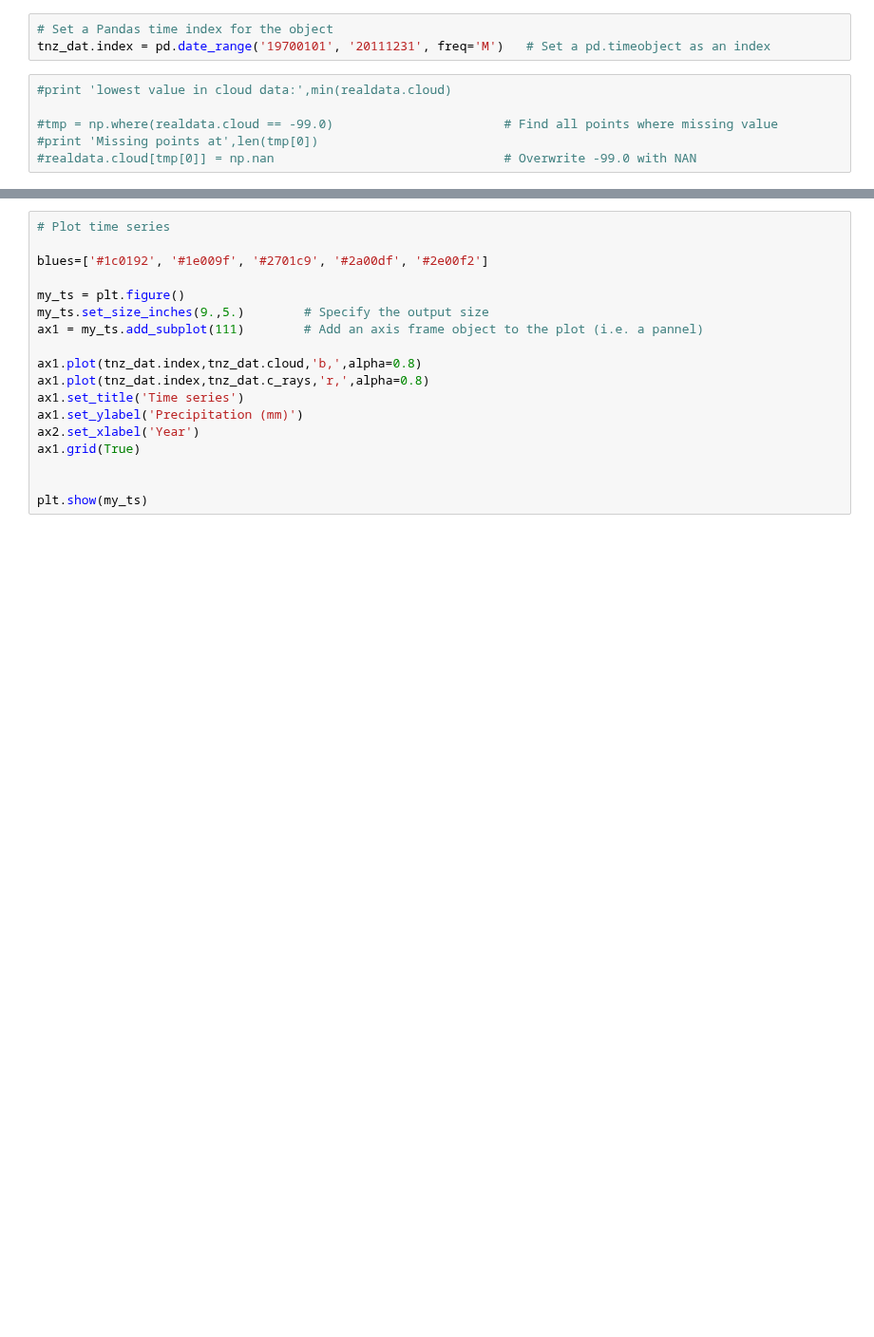
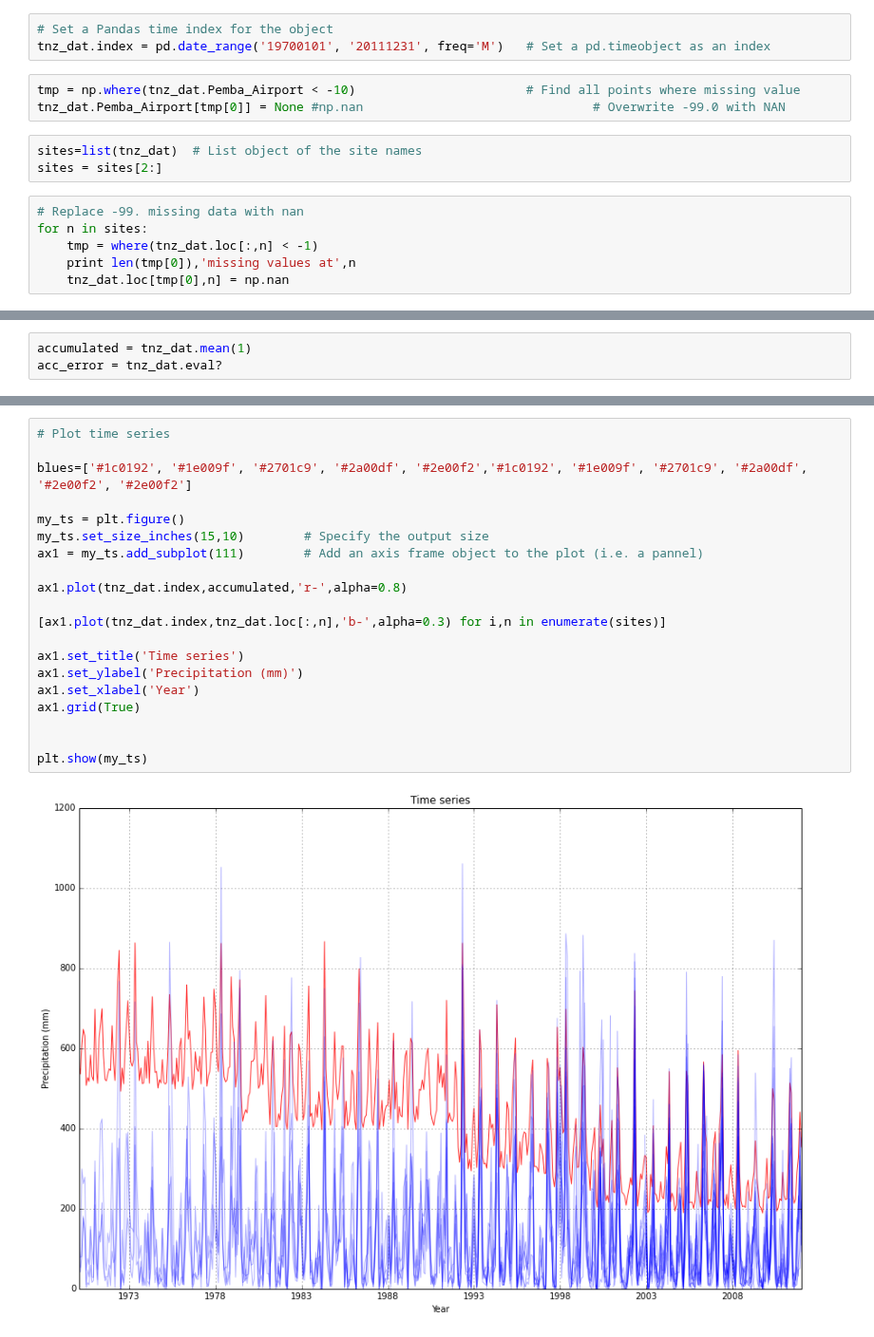
Before and after one commit to benlaken/Nbks, a Jupyter notebook: Precipitation_Tanzania.ipynb, the cells around one changed output, grey strips where cells are left out. Shown at 95% size. Saved outputs shown, nothing was run; the diff lists cells and outputs as text; blank space fills up the shorter version.

```diff
--- a/Precipitation_Tanzania.ipynb
+++ b/Precipitation_Tanzania.ipynb
@@ -22,8 +20,14 @@ tnz_dat = pd.read_csv('http://files.benlaken.com/documents/cloud_cosmic.csv')
 # Set a Pandas time index for the object
 tnz_dat.index = pd.date_range('19700101', '20111231', freq='M')   # Set a pd.timeobject as an index
 # %%
-#print 'lowest value in cloud data:',min(realdata.cloud)
-
-#tmp = np.where(realdata.cloud == -99.0)                       # Find all points where missing value
-#print 'Missing points at',len(tmp[0])
-#realdata.cloud[tmp[0]] = np.nan                               # Overwrite -99.0 with NAN
+tmp = np.where(tnz_dat.Pemba_Airport < -10)                       # Find all points where missing value
+tnz_dat.Pemba_Airport[tmp[0]] = None #np.nan                               # Overwrite -99.0 with NAN
+# %%
+sites=list(tnz_dat)  # List object of the site names
+sites = sites[2:]
+# %%
+# Replace -99. missing data with nan
+for n in sites:
+    tmp = where(tnz_dat.loc[:,n] < -1)
+    print len(tmp[0]),'missing values at',n
+    tnz_dat.loc[tmp[0],n] = np.nan
@@ -29,0 +46,3 @@ tnz_dat.index = pd.date_range('19700101', '20111231', freq='M')   # Set a pd.tim
+# %%
+accumulated = tnz_dat.mean(1)
+acc_error = tnz_dat.eval?
@@ -30,18 +73,22 @@ tnz_dat.index = pd.date_range('19700101', '20111231', freq='M')   # Set a pd.tim
 # %%
 # Plot time series
 
-blues=['#1c0192', '#1e009f', '#2701c9', '#2a00df', '#2e00f2']
+blues=['#1c0192', '#1e009f', '#2701c9', '#2a00df', '#2e00f2','#1c0192', '#1e009f', '#2701c9', '#2a00df', '#2e00f2', '#2e00f2']
 
 my_ts = plt.figure()
-my_ts.set_size_inches(9.,5.)        # Specify the output size
+my_ts.set_size_inches(15,10)        # Specify the output size
 ax1 = my_ts.add_subplot(111)        # Add an axis frame object to the plot (i.e. a pannel)
 
-ax1.plot(tnz_dat.index,tnz_dat.cloud,'b,',alpha=0.8)
-ax1.plot(tnz_dat.index,tnz_dat.c_rays,'r,',alpha=0.8)
+ax1.plot(tnz_dat.index,accumulated,'r-',alpha=0.8)
+
+[ax1.plot(tnz_dat.index,tnz_dat.loc[:,n],'b-',alpha=0.3) for i,n in enumerate(sites)]
+
 ax1.set_title('Time series')
 ax1.set_ylabel('Precipitation (mm)')
-ax2.set_xlabel('Year')
+ax1.set_xlabel('Year')
 ax1.grid(True)
 
 
 plt.show(my_ts)
+# %% [output]
+[figure, added]
```
Also changed, not shown: parts of 8 cells of this notebook.
